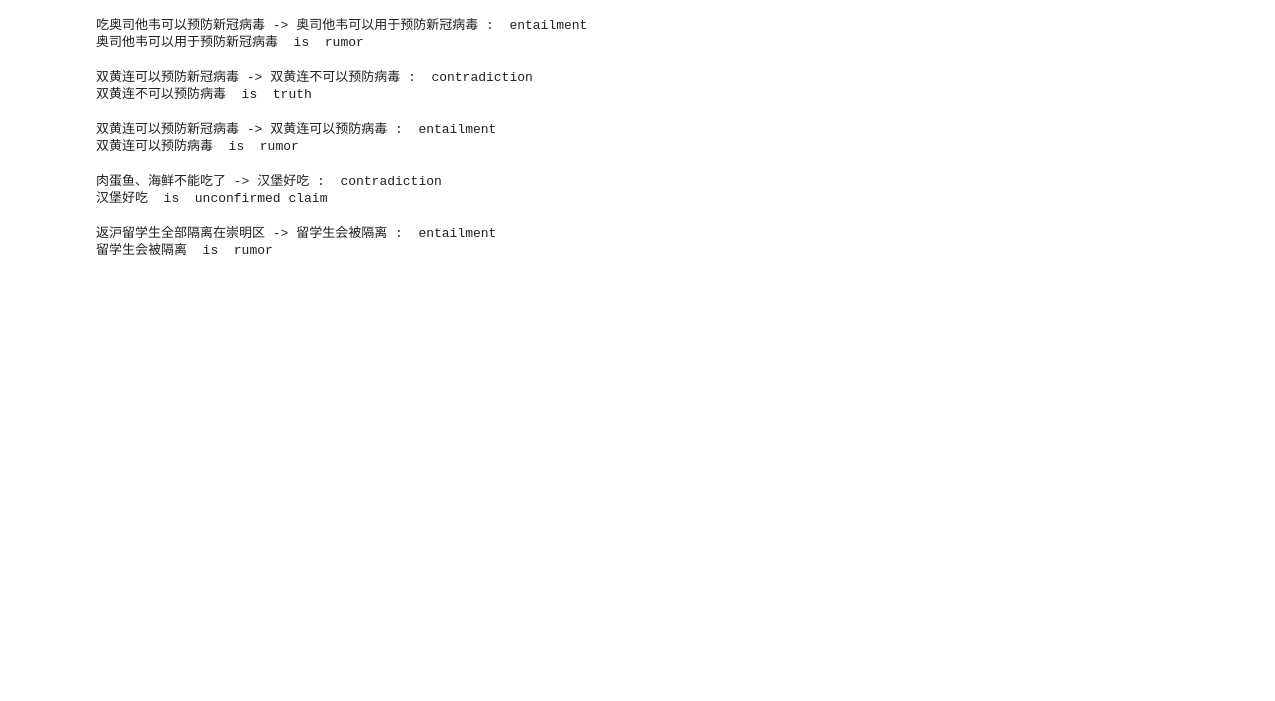
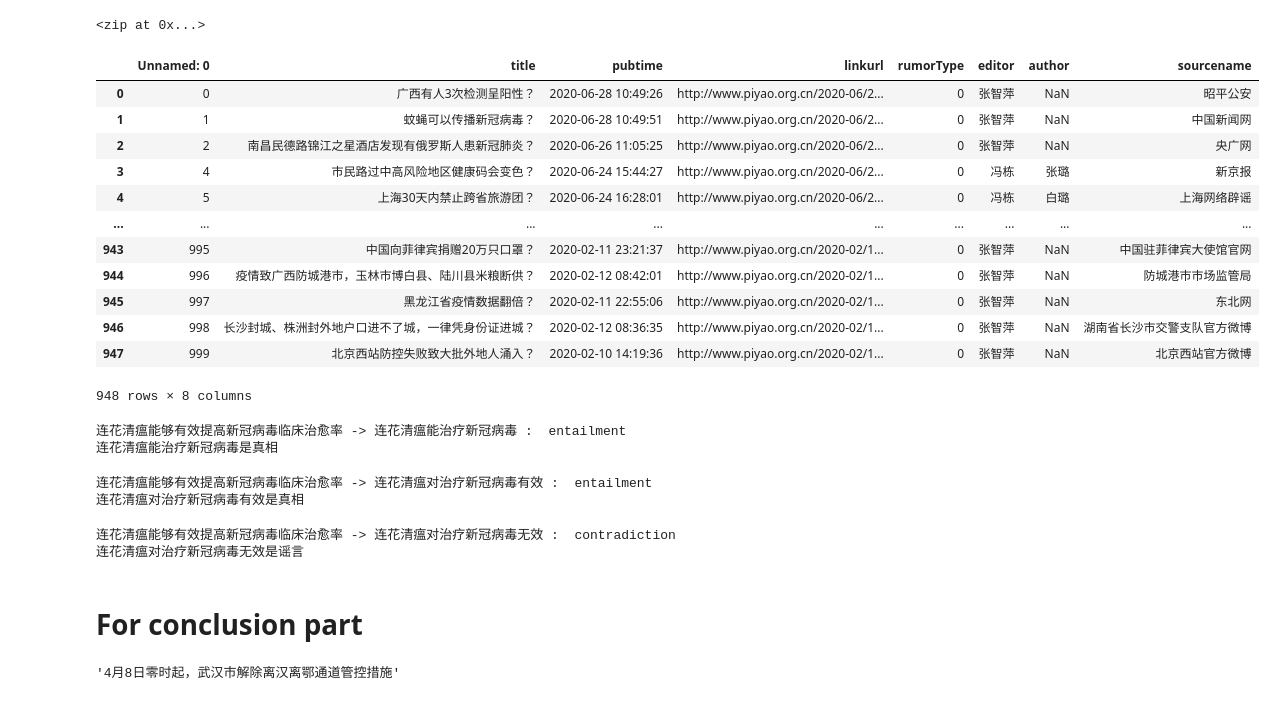
Before and after one commit to tccoin/covid-19-rumor-detector, a Jupyter notebook: notebook/relavance.ipynb, the cells around one changed output. Drawn from its saved outputs; the diff is of its cells as text; code cells hidden in the pictures; blank space fills up the shorter version.

```diff
--- a/notebook/relavance.ipynb
+++ b/notebook/relavance.ipynb
@@ -67,25 +101,37 @@ detect_rumor('钟南山被传染')
+# %%
+zip(df.title.values,df.mainSummary.values,df.rumorType.values,p)
+# %% [output]
+<zip at 0x...>
+# %%
+piyao
+# %% [output]
+|  | Unnamed: 0 | title | pubtime | linkurl | rumorType | editor | author | sourcename |
+| 0 | 0 | 广西有人3次检测呈阳性？ | 2020-06-28 10:49:26 | http://www.piyao.org.cn/2020-06/2... | 0 | 张智萍 | NaN | 昭平公安 |
+| 1 | 1 | 蚊蝇可以传播新冠病毒？ | 2020-06-28 10:49:51 | http://www.piyao.org.cn/2020-06/2... | 0 | 张智萍 | NaN | 中国新闻网 |
+| 2 | 2 | 南昌民德路锦江之星酒店发现有俄罗斯人患新冠肺炎？ | 2020-06-26 11:05:25 | http://www.piyao.org.cn/2020-06/2... | 0 | 张智萍 | NaN | 央广网 |
+| 3 | 4 | 市民路过中高风险地区健康码会变色？ | 2020-06-24 15:44:27 | http://www.piyao.org.cn/2020-06/2... | 0 | 冯栋 | 张璐 | 新京报 |
+| 4 | 5 | 上海30天内禁止跨省旅游团？ | 2020-06-24 16:28:01 | http://www.piyao.org.cn/2020-06/2... | 0 | 冯栋 | 白璐 | 上海网络辟谣 |
+| ... | ... | ... | ... | ... | ... | ... | ... | ... |
+| 943 | 995 | 中国向菲律宾捐赠20万只口罩？ | 2020-02-11 23:21:37 | http://www.piyao.org.cn/2020-02/1... | 0 | 张智萍 | NaN | 中国驻菲律宾大使馆官网 |
+| 944 | 996 | 疫情致广西防城港市，玉林市博白县、陆川县米粮断供？ | 2020-02-12 08:42:01 | http://www.piyao.org.cn/2020-02/1... | 0 | 张智萍 | NaN | 防城港市市场监管局 |
+| 945 | 997 | 黑龙江省疫情数据翻倍？ | 2020-02-11 22:55:06 | http://www.piyao.org.cn/2020-02/1... | 0 | 张智萍 | NaN | 东北网 |
+| 946 | 998 | 长沙封城、株洲封外地户口进不了城，一律凭身份证进城？ | 2020-02-12 08:36:35 | http://www.piyao.org.cn/2020-02/1... | 0 | 张智萍 | NaN | 湖南省长沙市交警支队官方微博 |
+| 947 | 999 | 北京西站防控失败致大批外地人涌入？ | 2020-02-10 14:19:36 | http://www.piyao.org.cn/2020-02/1... | 0 | 张智萍 | NaN | 北京西站官方微博 |
+948 rows × 8 columns
 # %%
-detect_rumor('奥司他韦可以用于预防新冠病毒')
+detect_rumor('连花清瘟能治疗新冠病毒')
 # %% [output]
-吃奥司他韦可以预防新冠病毒 -> 奥司他韦可以用于预防新冠病毒 :  entailment
-奥司他韦可以用于预防新冠病毒  is  rumor
+连花清瘟能够有效提高新冠病毒临床治愈率 -> 连花清瘟能治疗新冠病毒 :  entailment
+连花清瘟能治疗新冠病毒是真相
 # %%
-detect_rumor('双黄连不可以预防病毒')
+detect_rumor('连花清瘟对治疗新冠病毒有效')
 # %% [output]
-双黄连可以预防新冠病毒 -> 双黄连不可以预防病毒 :  contradiction
-双黄连不可以预防病毒  is  truth
+连花清瘟能够有效提高新冠病毒临床治愈率 -> 连花清瘟对治疗新冠病毒有效 :  entailment
+连花清瘟对治疗新冠病毒有效是真相
 # %%
-detect_rumor('双黄连可以预防病毒')
+detect_rumor('连花清瘟对治疗新冠病毒无效')
 # %% [output]
-双黄连可以预防新冠病毒 -> 双黄连可以预防病毒 :  entailment
-双黄连可以预防病毒  is  rumor
+连花清瘟能够有效提高新冠病毒临床治愈率 -> 连花清瘟对治疗新冠病毒无效 :  contradiction
+连花清瘟对治疗新冠病毒无效是谣言
-# %%
-detect_rumor('汉堡好吃')
-# %% [output]
-肉蛋鱼、海鲜不能吃了 -> 汉堡好吃 :  contradiction
-汉堡好吃  is  unconfirmed claim
-# %%
-detect_rumor('留学生会被隔离')
-# %% [output]
-返沪留学生全部隔离在崇明区 -> 留学生会被隔离 :  entailment
-留学生会被隔离  is  rumor
+# %% [markdown]
+# For conclusion part
@@ -91,0 +180,4 @@ detect_rumor('留学生会被隔离')
+# %%
+search('武汉市解除离汉离鄂通道管控措施')
+# %% [output]
+'4月8日零时起，武汉市解除离汉离鄂通道管控措施'
```
Also changed, not shown: parts of 15 cells of this notebook, 10 other files.
